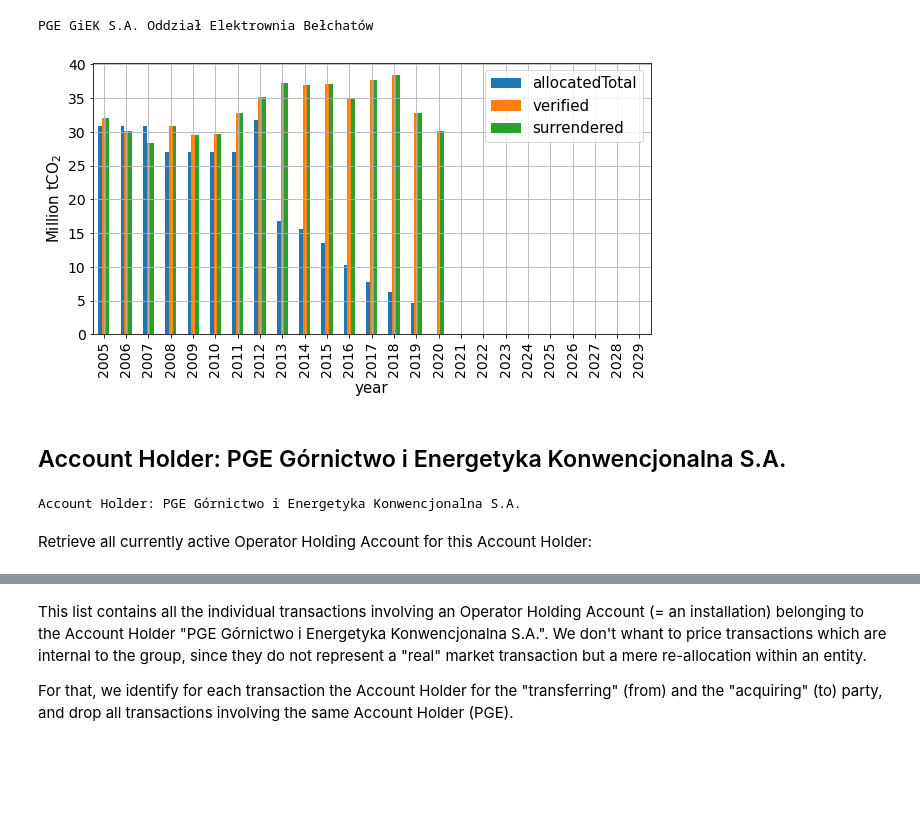
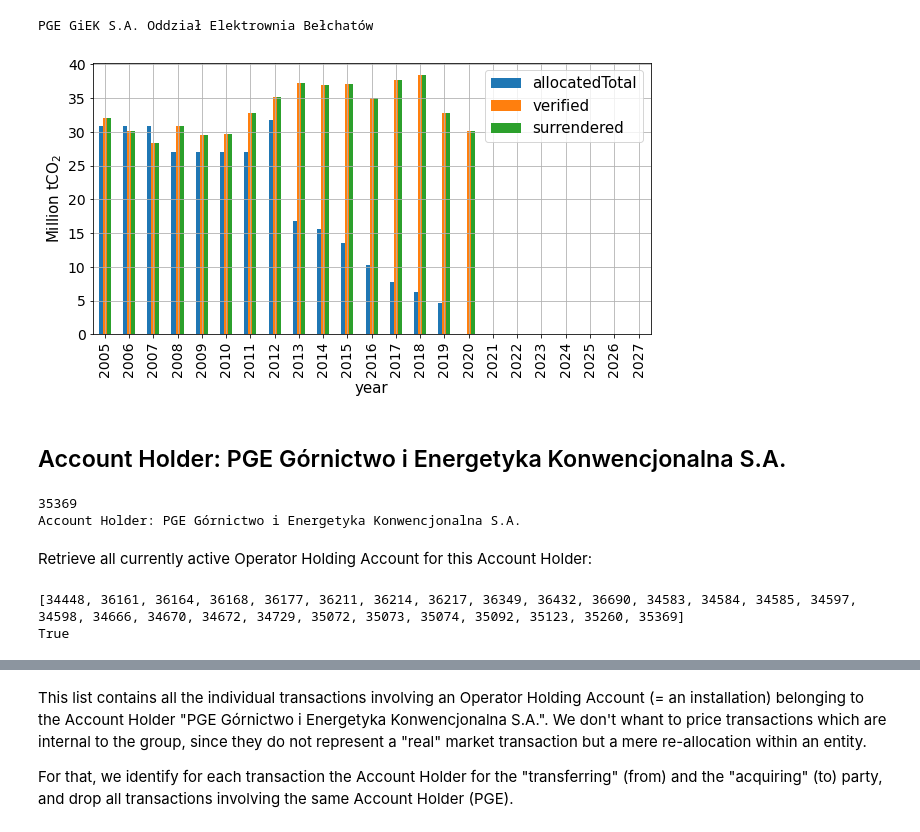
Before and after one commit to RikerlWien/eutl_orm, a Jupyter notebook: scripts/price_PGE.ipynb, the cells around one changed output, grey strips where cells are left out. Drawn from its saved outputs; the diff is of its cells as text; code cells hidden in the pictures; blank space fills up the shorter version.

Commit message:
small changes to dataAccessLayer.py to make it run on my windows machine.
changes to the notebooks to not exclude non-operator holding accounts

```diff
--- a/scripts/price_PGE.ipynb
+++ b/scripts/price_PGE.ipynb
@@ -50,27 +54,37 @@ print(f"{installation.name}")
 PGE GiEK S.A. Oddział Elektrownia Bełchatów
 # %%
 compliance_data = installation.get_compliance()
-compliance_data = compliance_data[compliance_data.year < 2030]
+compliance_data = compliance_data[compliance_data.year < 2028]
 
 ax = compliance_data[["year", "allocatedTotal", "verified", "surrendered"]]\
     .set_index("year").div(1000000)\
     .plot(kind="bar", figsize=(10,5), ylabel=r"Million tCO$_2$", grid=True)
 # %% [output]
-[figure, old version]
+[figure, new version]
 # %% [markdown]
 ## Account Holder: PGE Górnictwo i Energetyka Konwencjonalna S.A.
 # %%
 operator_holding_account = installation.accounts[0]
+print(installation.accounts[1].id)
 account_holder = operator_holding_account.accountHolder
 account_holder_id = operator_holding_account.accountHolder.id
 print(f"Account Holder: {account_holder.name}")
 # %% [output]
+35369
 Account Holder: PGE Górnictwo i Energetyka Konwencjonalna S.A.
 # %% [markdown]
 Retrieve all currently active Operator Holding Account for this Account Holder:
 # %%
-accounts = session.query(Account).filter(Account.accountHolder_id == account_holder_id) \
-.filter(Account.accountType_id == "100-7").all()
+#accounts = session.query(Account).filter(Account.accountHolder_id == account_holder_id) \
+#.filter(Account.accountType_id == "100-7").all()
+
+#
+accounts = session.query(Account).filter(Account.accountHolder_id == account_holder_id).all()
+
+acc_ids = [a.id for a in accounts]
+# %% [output]
+[34448, 36161, 36164, 36168, 36177, 36211, 36214, 36217, 36349, 36432, 36690, 34583, 34584, 34585, 34597, 34598, 34666, 34670, 34672, 34729, 35072, 35073, 35074, 35092, 35123, 35260, 35369]
+True
 # %%
 transaction_tables = []
 for account in accounts:
```
Also changed, not shown: parts of 10 cells of this notebook, 1 other file.
